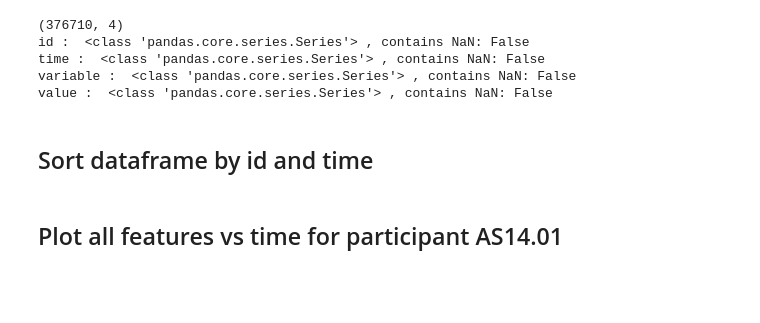
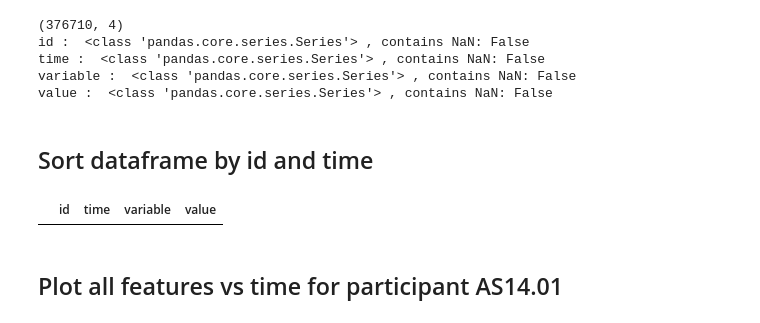
Before and after one commit to nbounatsos/dm_projects, a Jupyter notebook: Assignment 1/ass.ipynb, the cells around one changed output. Cells and saved outputs as stored; diff of their text form; code cells hidden in the pictures; blank space fills up the shorter version.

```diff
--- a/Assignment 1/ass.ipynb
+++ b/Assignment 1/ass.ipynb
@@ -108,5 +113,9 @@ value :  <class 'pandas.core.series.Series'> , contains NaN: False
 ## Sort dataframe by id and time
 # %%
 advanced_df.sort_values(['id', 'time'], inplace=True)
+# %%
+advanced_df.query('variable == "mood" and value == "0"')
+# %% [output]
+|  | id | time | variable | value |
 # %% [markdown]
 ## Plot all features vs time for participant AS14.01
```
Also changed, not shown: parts of 28 cells of this notebook, 2 other files.
